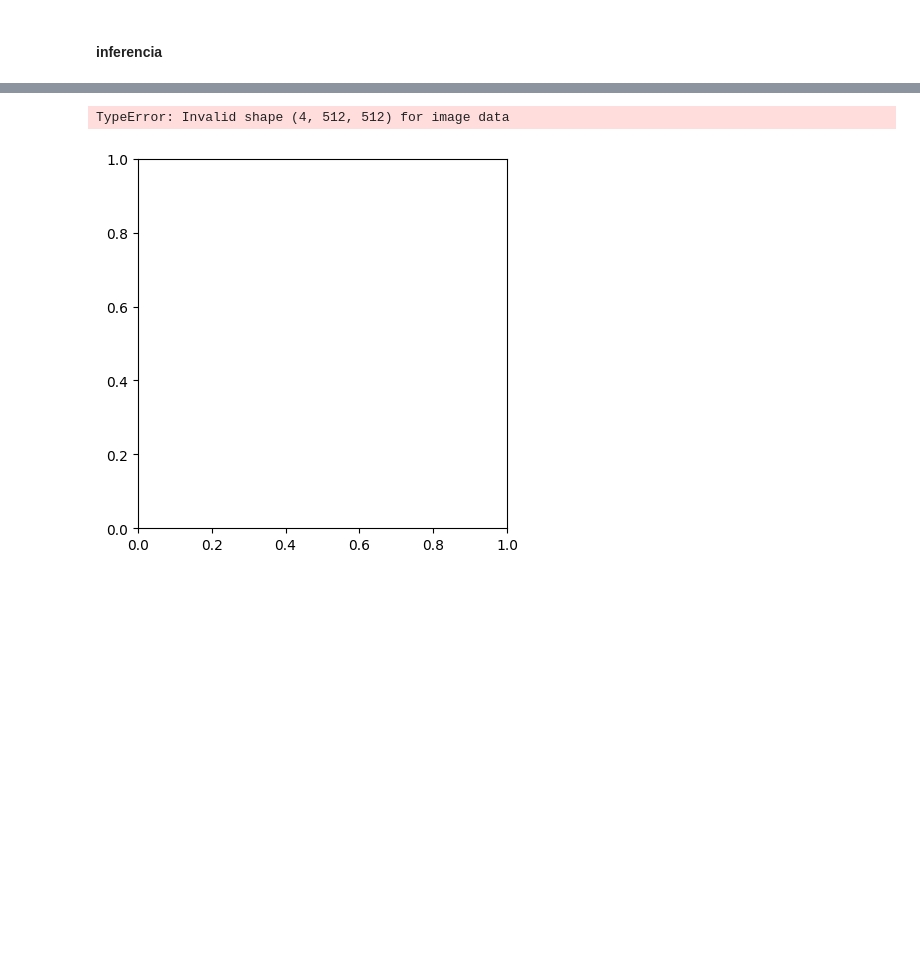
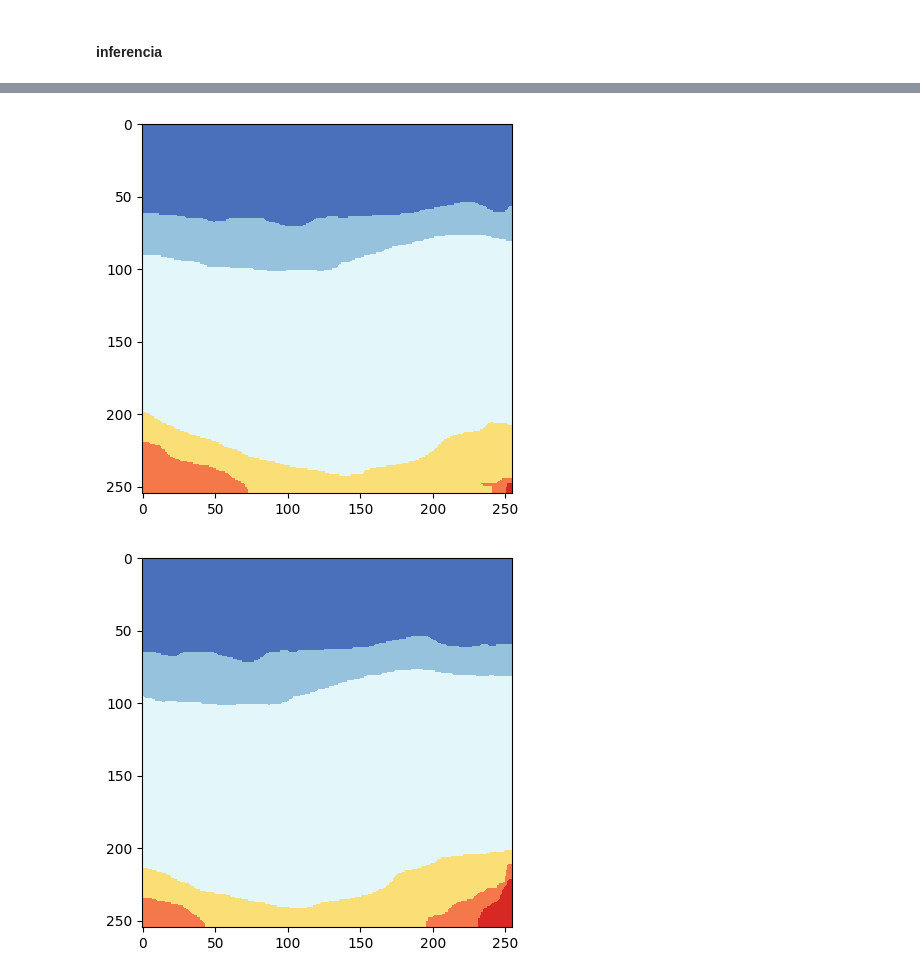
Before and after one commit to filipeas/Minerva-Discovery, a Jupyter notebook: my_experiments/sam_v1/notebooks/sam_train.ipynb, the cells around one changed output, grey strips where cells are left out. Cells and saved outputs as stored; diff of their text form; code cells hidden in the pictures; blank space fills up the shorter version.

```diff
--- a/my_experiments/sam_v1/notebooks/sam_train.ipynb
+++ b/my_experiments/sam_v1/notebooks/sam_train.ipynb
@@ -416,7 +328,7 @@ Error:
 # %% [markdown]
 #### data module
 # %%
-data_module = PatchingTolstayaModule(
+data_module = PatchingModule(
     train_path=train_path,
     annotations_path=annotation_path,
     patch_size=255,
@@ -458,7 +370,7 @@ current_date = datetime.now().strftime("%Y-%m-%d")
 checkpoint_callback = ModelCheckpoint(
     monitor="val_loss", # Métrica para monitorar
     dirpath="./checkpoints", # Diretório onde os checkpoints serão salvos
-    filename=f"tolstaya-sam_model-{current_date}-{{epoch:02d}}-{{val_loss:.2f}}", # Nome do arquivo do checkpoint
+    filename=f"2-sam-model-{current_date}-{{epoch:02d}}-{{val_loss:.2f}}", # Nome do arquivo do checkpoint
     save_top_k=1, # Quantos melhores checkpoints salvar (no caso, o melhor)
     mode="min", # Como a métrica deve ser tratada (no caso, 'min' significa que menor valor de val_loss é melhor)
 )
@@ -474,7 +386,6 @@ trainer = L.Trainer(
     logger=logger,
     callbacks=[checkpoint_callback],
 )
-# trainer.fit(model, data_module)
 
 pipeline = SimpleLightningPipeline(
     model=model,
@@ -553,8 +464,9 @@ label_cmap = ListedColormap(
     ]
 )
 # %%
-plt.imshow(image.squeeze().numpy(), cmap=label_cmap)
-plt.show()
+for img in image:
+    plt.imshow(img.squeeze().numpy(), cmap=label_cmap)
+    plt.show()
 # %% [output]
-TypeError: Invalid shape (4, 512, 512) for image data
-[figure, old version]
+[figure, new version]
+[figure, added]
```
Also changed, not shown: parts of 14 cells of this notebook, 3 other files.
